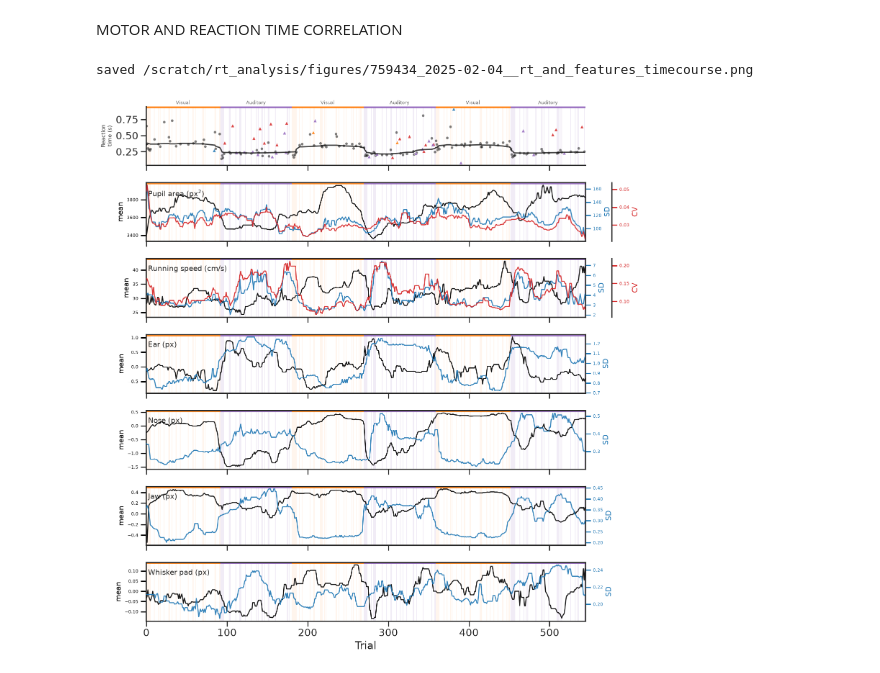
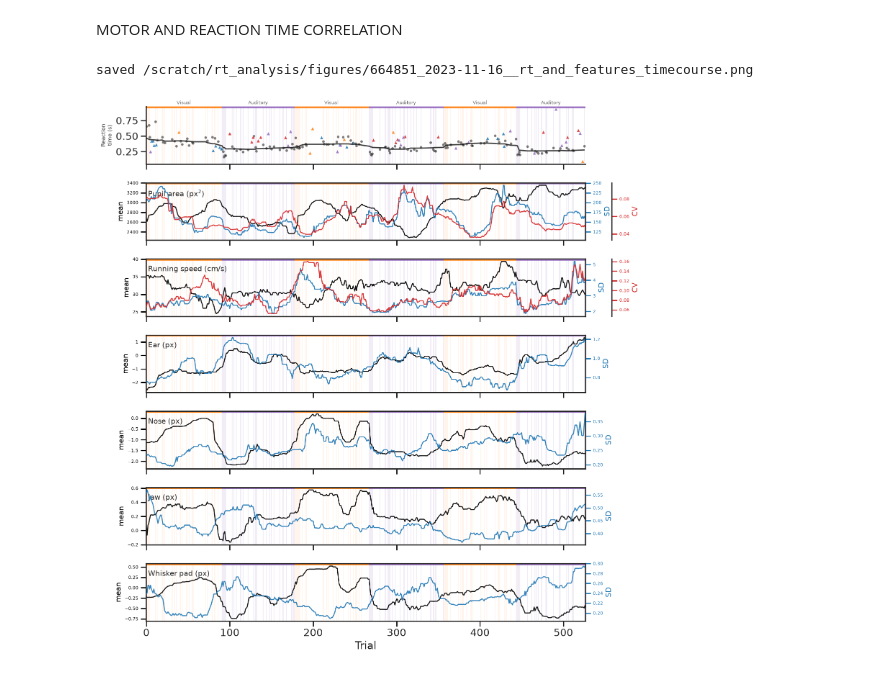
Before and after one commit to tierneydaw1/MisfiringSquad, a Jupyter notebook: code/AvgEngagement.ipynb, the cells around one changed output. Saved outputs shown, nothing was run; the diff lists cells and outputs as text; code cells hidden in the pictures.

```diff
--- a/code/AvgEngagement.ipynb
+++ b/code/AvgEngagement.ipynb
@@ -492,7 +642,7 @@ STATISTIC_COLORS = {'_mean': 'black', '_sd': 'tab:blue', '_cv': 'tab:red'}
 STATISTIC_LABELS = {'_mean': 'mean', '_sd': 'SD', '_cv': 'CV'}
 RUNNING_WINDOW = 20
 
-PLOT_SESSION_NUMBER = 11        # <-- change this to switch session
+PLOT_SESSION_NUMBER = 1        # <-- change this to switch session
 
 CONTEXT_SHADE = {'vis': ('tab:orange', 0.07), 'aud': ('tab:purple', 0.12)}
 
@@ -565,32 +715,32 @@ for panel_index, variable_name in enumerate(variables_present, start=1):
                        and (s != '_cv' or variable_name in CV_VARIABLES)]
 
     axis_offset = 0
     for statistic_suffix in statistics_here:
         feature_column = variable_name + statistic_suffix
         feature_data = session_data[~session_data.is_catch & session_data[feature_column].notna()]
         if statistic_suffix == statistics_here[0]:
             target_ax = ax
         else:
             target_ax = ax.twinx()
             axis_offset += 1
             if axis_offset > 1:
                 target_ax.spines['right'].set_position(('axes', 1 + 0.06 * (axis_offset - 1)))
         statistic_color = STATISTIC_COLORS[statistic_suffix]
         running_feature = feature_data[feature_column].rolling(RUNNING_WINDOW, min_periods=5, center=True).median()
         target_ax.plot(feature_data.trial_position, running_feature, color=statistic_color, lw=1.6, alpha=0.9, zorder=4)
         target_ax.set_ylabel(STATISTIC_LABELS[statistic_suffix], fontsize=12, color=statistic_color)
         target_ax.tick_params(axis='y', labelsize=7, colors=statistic_color)
 
     ax.annotate(VARIABLE_LABELS[variable_name], (0.005, 0.88), xycoords='axes fraction', fontsize=12, va='top')
     sns.despine(ax=ax, right=False)
 
 axes[-1].set_xlabel('Trial')
 axes[0].set_xlim(-0.5, len(session_data) - 0.5)
 fig.tight_layout()
 out_path = os.path.join(FIGURE_DIR, '%s__rt_and_features_timecourse.png' % plot_session_id)
 fig.savefig(out_path, dpi=300, bbox_inches='tight')
 print('saved %s' % out_path)
 plt.show()
 # %% [output]
-saved /scratch/rt_analysis/figures/759434_2025-02-04__rt_and_features_timecourse.png
+saved /scratch/rt_analysis/figures/664851_2023-11-16__rt_and_features_timecourse.png
-[figure, old version]
+[figure, new version]
```
Also changed, not shown: parts of 5 cells of this notebook, 1 other file.
